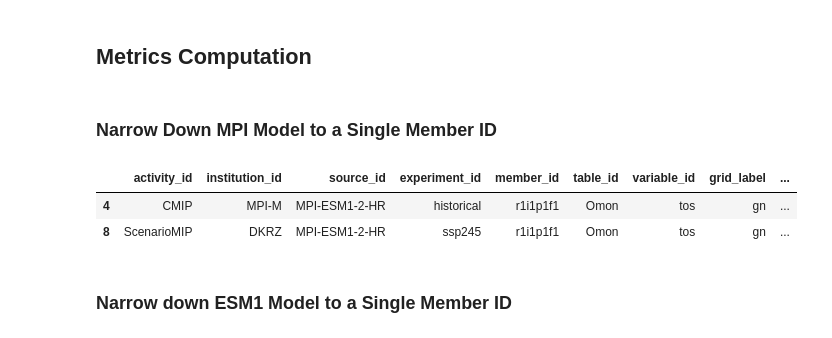
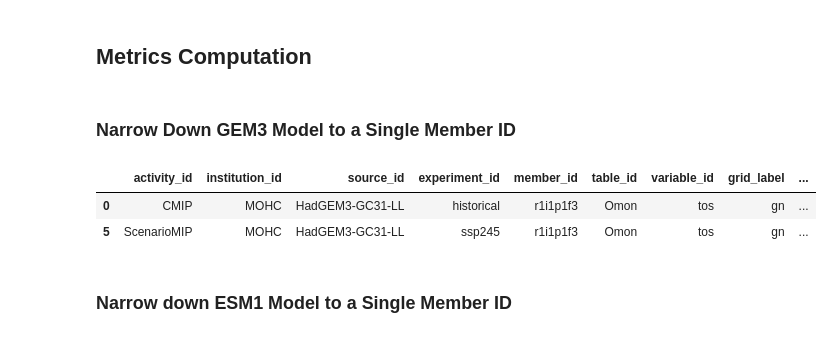
Before and after one commit to tommats00/EDS296_project, a Jupyter notebook: hawaii_analysis.ipynb, the cells around one changed output. Cells and saved outputs as stored; diff of their text form; code cells hidden in the pictures.

```diff
--- a/hawaii_analysis.ipynb
+++ b/hawaii_analysis.ipynb
@@ -36,17 +48,19 @@ Choosing historical and SSP585 for our models. Models are CanESM5 and
 catalog = intake.open_esm_datastore('https://cmip6-pds.s3.amazonaws.com/pangeo-cmip6.json')
 # %%
 # Specify search terms to query catalog
-# activity_id: which project do you want? CMIP = historical data, ScenarioMIP = future projections
+# activity_id: choose MIP activities
 activity_ids = ['ScenarioMIP', 'CMIP']
 
-# source_id: Two models for this exercise
-source_id = ['MPI-ESM1-2-HR', 'GFDL-ESM4']
+# source_id: Two models for comparison
+source_id = ['HadGEM3-GC31-LL', 'GFDL-ESM4']
 
-# experiment_id: what experimental configuration do you want? Here we want historical and the four main SSPs
+# experiment_id: historical for past data, ssp245 for future projections
 experiment_ids = ['historical', 'ssp245']
 
+# table_id: choose the data table
 table_id = "Omon"
 
+# member_id: specify the ensemble members to analyze
 member_id = ['r2i1p1f1', 'r2i1p1f3']
 
 # variable_id: Sea Surface Temperature
@@ -86,15 +100,17 @@ res
 # %%
-MPI = res[res["source_id"]=='MPI-ESM1-2-HR'].reset_index(drop=True)
+# isolate data for the two models
+GEM3 = res[res["source_id"]=='HadGEM3-GC31-LL'].reset_index(drop=True)
 ESM4 = res[res["source_id"]=='GFDL-ESM4'].reset_index(drop=True)
 # %% [markdown]
 ## Metrics Computation
 # %% [markdown]
-### Narrow Down MPI Model to a Single Member ID
+### Narrow Down GEM3 Model to a Single Member ID
 # %%
-MPI = MPI[MPI['member_id']=='r1i1p1f1']
-MPI
+# Filter for specific member_id
+GEM3 = GEM3[GEM3['member_id']=='r1i1p1f3']
+GEM3
 # %% [output]
 |  | activity_id | institution_id | source_id | experiment_id | member_id | table_id | variable_id | grid_label | ... |
-| 4 | CMIP | MPI-M | MPI-ESM1-2-HR | historical | r1i1p1f1 | Omon | tos | gn | ... |
-| 8 | ScenarioMIP | DKRZ | MPI-ESM1-2-HR | ssp245 | r1i1p1f1 | Omon | tos | gn | ... |
+| 0 | CMIP | MOHC | HadGEM3-GC31-LL | historical | r1i1p1f3 | Omon | tos | gn | ... |
+| 5 | ScenarioMIP | MOHC | HadGEM3-GC31-LL | ssp245 | r1i1p1f3 | Omon | tos | gn | ... |
 # %%
```
Also changed, not shown: parts of 30 cells of this notebook.
